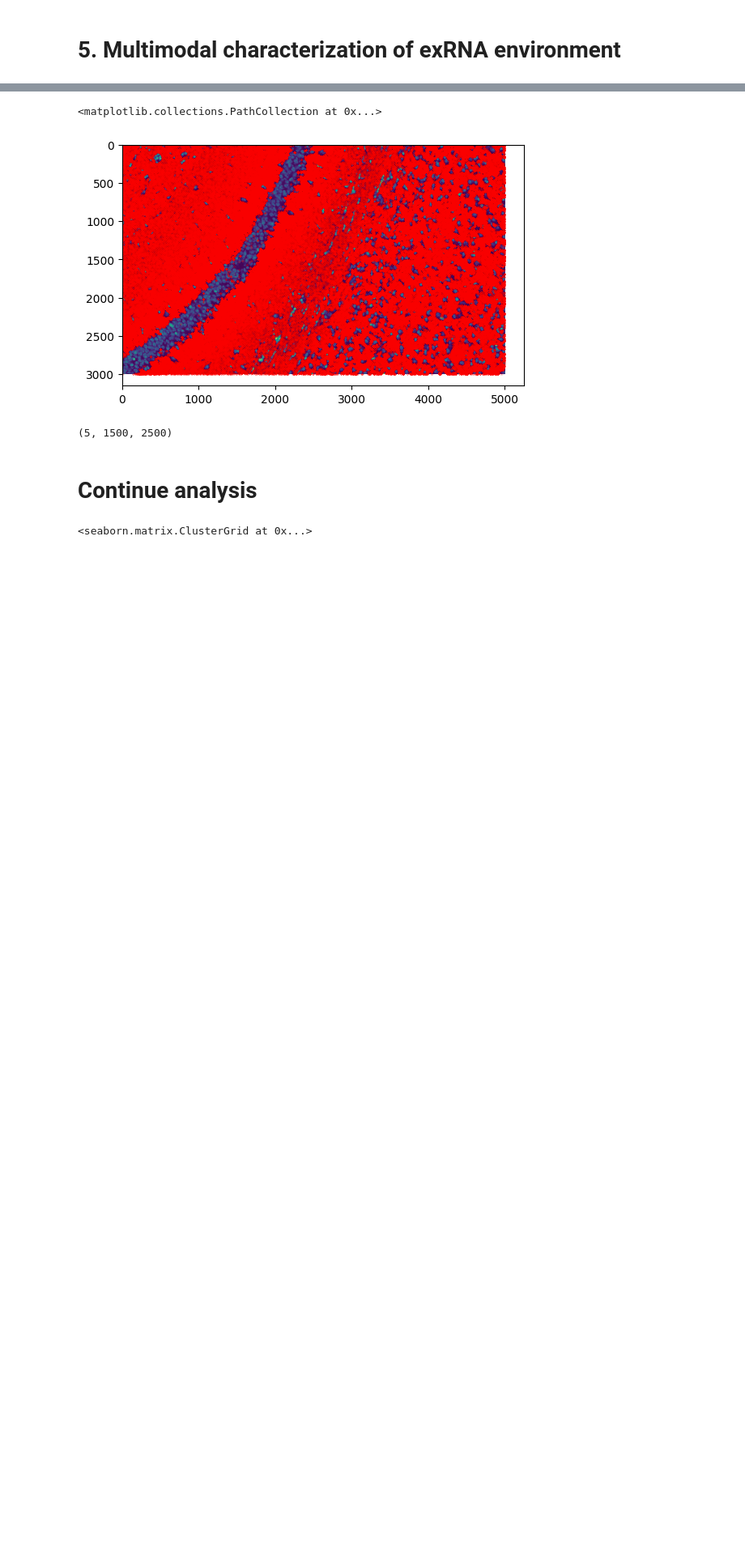
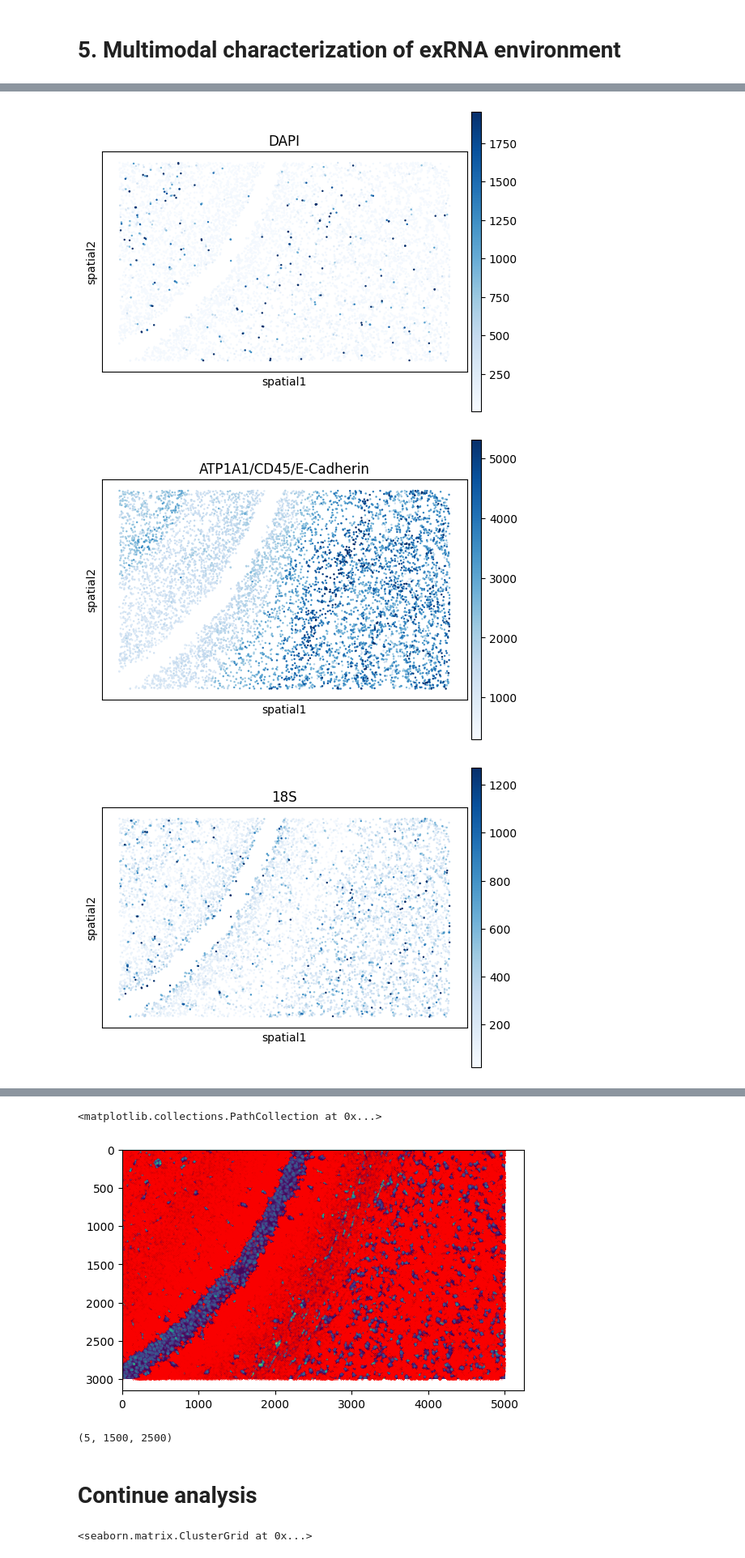
Before and after one commit to theislab/troutpy, a Jupyter notebook: notebooks/spatialdata_tutorials/7_image_params.ipynb, the cells around one changed output, grey strips where cells are left out. Shown at 81% size. Saved outputs shown, nothing was run; the diff lists cells and outputs as text; code cells hidden in the pictures; blank space fills up the shorter version.

```diff
--- a/notebooks/spatialdata_tutorials/7_image_params.ipynb
+++ b/notebooks/spatialdata_tutorials/7_image_params.ipynb
@@ -9,4 +11,4 @@ from tqdm import tqdm
 # %%
-xenium_path_cropped = "/media/sergio/Discovair_final/mousebrain_prime_crop_points2regions_annotated.zarr"
+xenium_path_cropped = "/media/sergio/Discovair_final/mousebrain_prime_crop_communication.zarr"
 output_path = "/media/sergio/Discovair_final/analysis_crop"
 sdata = sd.read_zarr(xenium_path_cropped)
@@ -31,0 +181,11 @@ transcripts["y_scaled"] = (transcripts["y"] - miny) * multi_factor_y
+# %%
+ad.obs['feature_name']=list(transcripts['feature_name']) # maybe add other folders?
+# %%
+ad2=sc.pp.subsample(ad,0.01, copy=True)
+# %%
+for channel in ad2.var.index:
+    sc.pl.spatial(ad2,color=channel,spot_size=30,cmap='Blues',vmax='p99')
+# %% [output]
+[figure, added]
+[figure, added]
+[figure, added]
```
Also changed, not shown: parts of 13 cells of this notebook, 10 other files.
